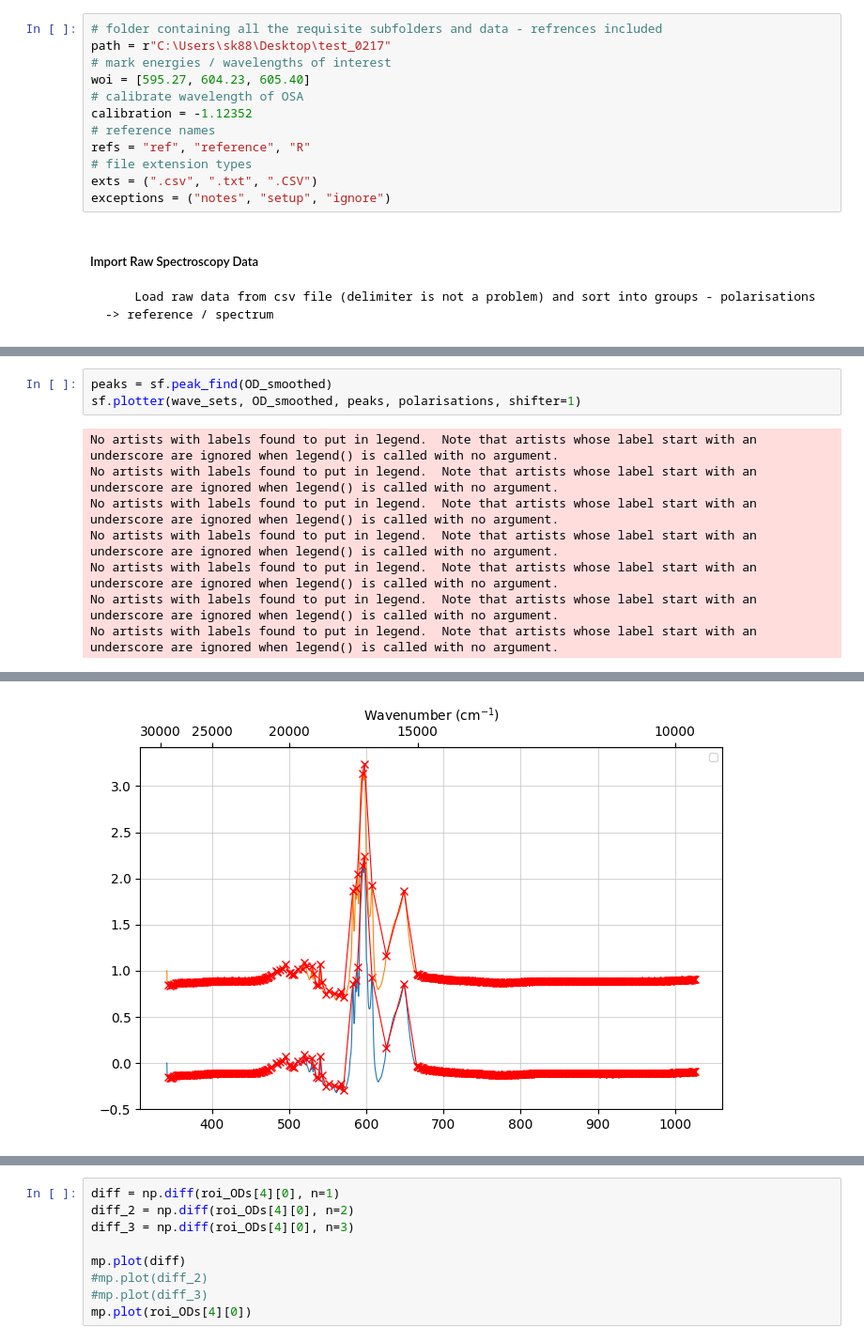
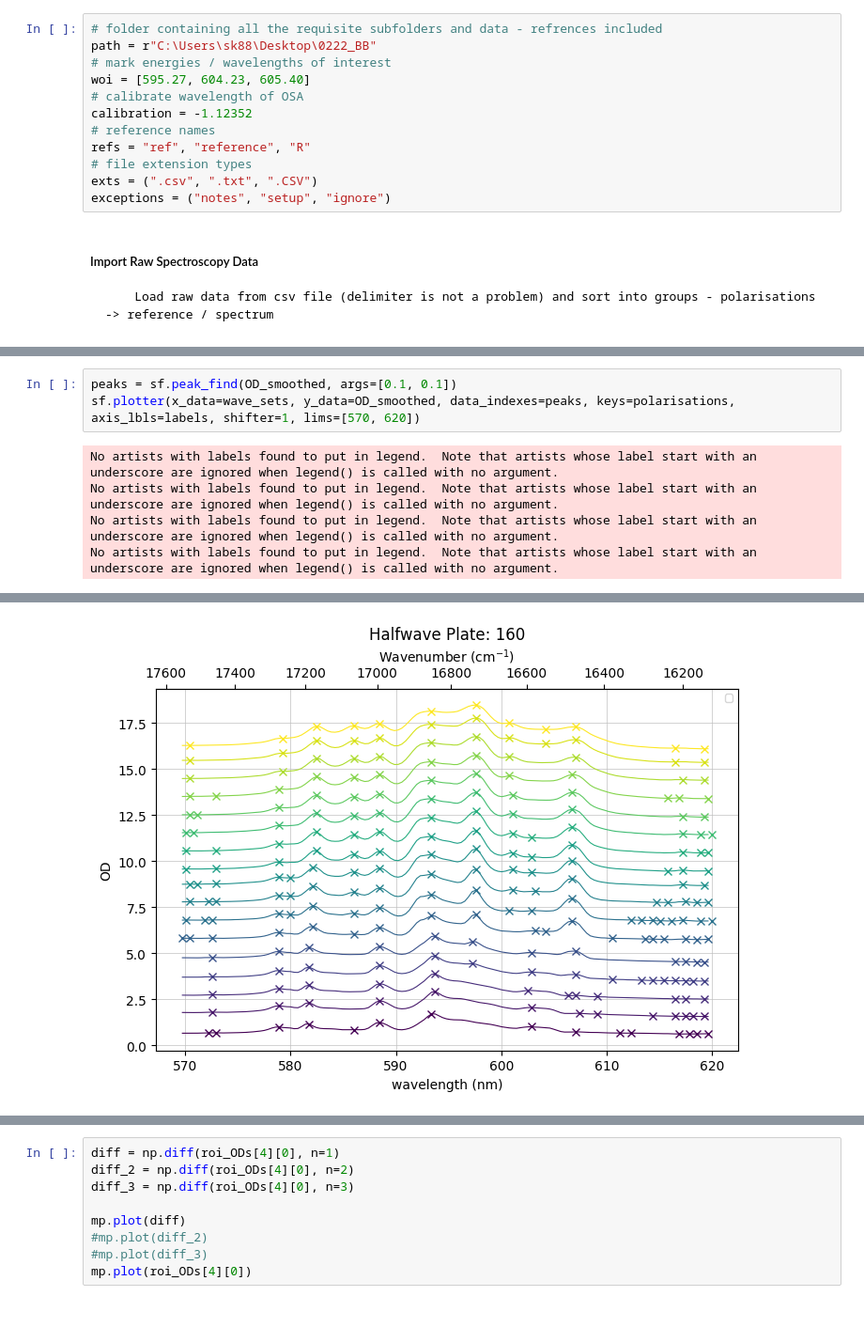
Before and after one commit to SMK-UK/Spectroscopy, a Jupyter notebook: transmission_test.ipynb, the cells around one changed output, grey strips where cells are left out. Shown at 94% size. Drawn from its saved outputs; the diff is of its cells as text; blank space fills up the shorter version.

Commit message:
check transmission_test

```diff
--- a/transmission_test.ipynb
+++ b/transmission_test.ipynb
@@ -11,7 +11,7 @@ import fit_funcs as ff
         Select input folder and polarisation
 # %%
 # folder containing all the requisite subfolders and data - refrences included
-path = r"C:\Users\sk88\Desktop\test_0217"
+path = r"C:\Users\sk88\Desktop\0222_BB"
 # mark energies / wavelengths of interest
 woi = [595.27, 604.23, 605.40]
 # calibrate wavelength of OSA
@@ -57,11 +51,8 @@ sf.plotter(shifted_sets, OD_smoothed, keys=polarisations, axis_lbls=labels, lims
 # %%
-peaks = sf.peak_find(OD_smoothed)
-sf.plotter(wave_sets, OD_smoothed, peaks, polarisations, shifter=1)
+peaks = sf.peak_find(OD_smoothed, args=[0.1, 0.1])
+sf.plotter(x_data=wave_sets, y_data=OD_smoothed, data_indexes=peaks, keys=polarisations, axis_lbls=labels, shifter=1, lims=[570, 620])
 # %% [output]
 No artists with labels found to put in legend.  Note that artists whose label start with an underscore are ignored when legend() is called with no argument.
 No artists with labels found to put in legend.  Note that artists whose label start with an underscore are ignored when legend() is called with no argument.
 No artists with labels found to put in legend.  Note that artists whose label start with an underscore are ignored when legend() is called with no argument.
 No artists with labels found to put in legend.  Note that artists whose label start with an underscore are ignored when legend() is called with no argument.
-No artists with labels found to put in legend.  Note that artists whose label start with an underscore are ignored when legend() is called with no argument.
-No artists with labels found to put in legend.  Note that artists whose label start with an underscore are ignored when legend() is called with no argument.
-No artists with labels found to put in legend.  Note that artists whose label start with an underscore are ignored when legend() is called with no argument.
@@ -70 +61 @@ No artists with labels found to put in legend.  Note that artists whose label st
-[figure, old version]
+[figure, new version]
```
Also changed, not shown: parts of 3 cells of this notebook.
